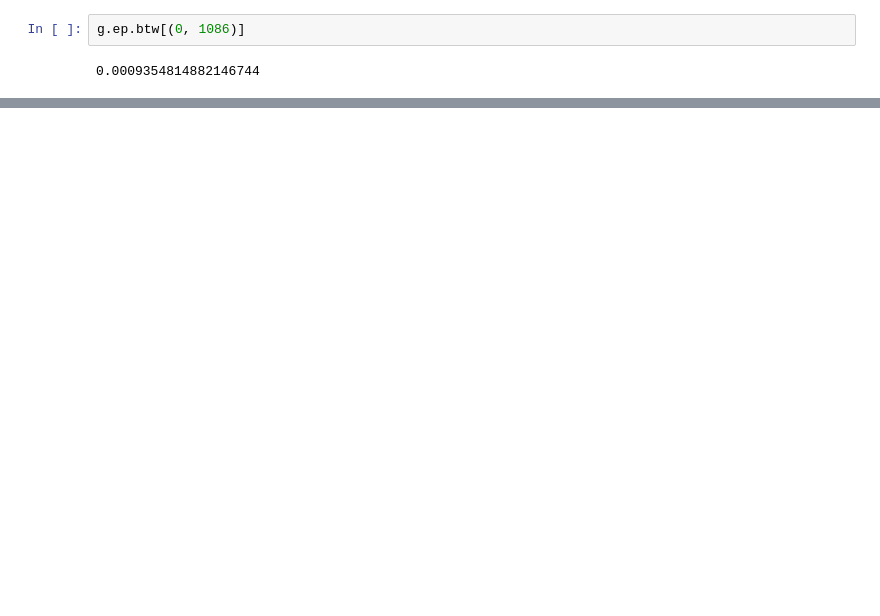
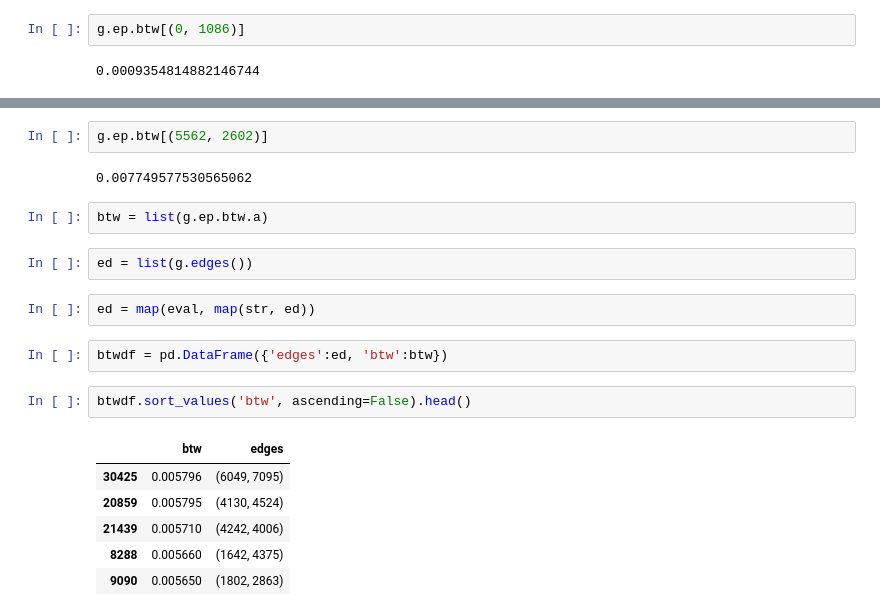
Before and after one commit to crupley/hoodie-development, a Jupyter notebook: explore/graph tool.ipynb, the cells around one changed output, grey strips where cells are left out. Saved outputs shown, nothing was run; the diff lists cells and outputs as text; blank space fills up the shorter version.

```diff
--- a/explore/graph tool.ipynb
+++ b/explore/graph tool.ipynb
@@ -191,0 +367,21 @@ g.ep.btw[(0, 1086)]
+# %%
+g.ep.btw[(5562, 2602)]
+# %% [output]
+0.007749577530565062
+# %%
+btw = list(g.ep.btw.a)
+# %%
+ed = list(g.edges())
+# %%
+ed = map(eval, map(str, ed))
+# %%
+btwdf = pd.DataFrame({'edges':ed, 'btw':btw})
+# %%
+btwdf.sort_values('btw', ascending=False).head()
+# %% [output]
+|  | btw | edges |
+| 30425 | 0.005796 | (6049, 7095) |
+| 20859 | 0.005795 | (4130, 4524) |
+| 21439 | 0.005710 | (4242, 4006) |
+| 8288 | 0.005660 | (1642, 4375) |
+| 9090 | 0.005650 | (1802, 2863) |
```
Also changed, not shown: parts of 26 cells of this notebook.
